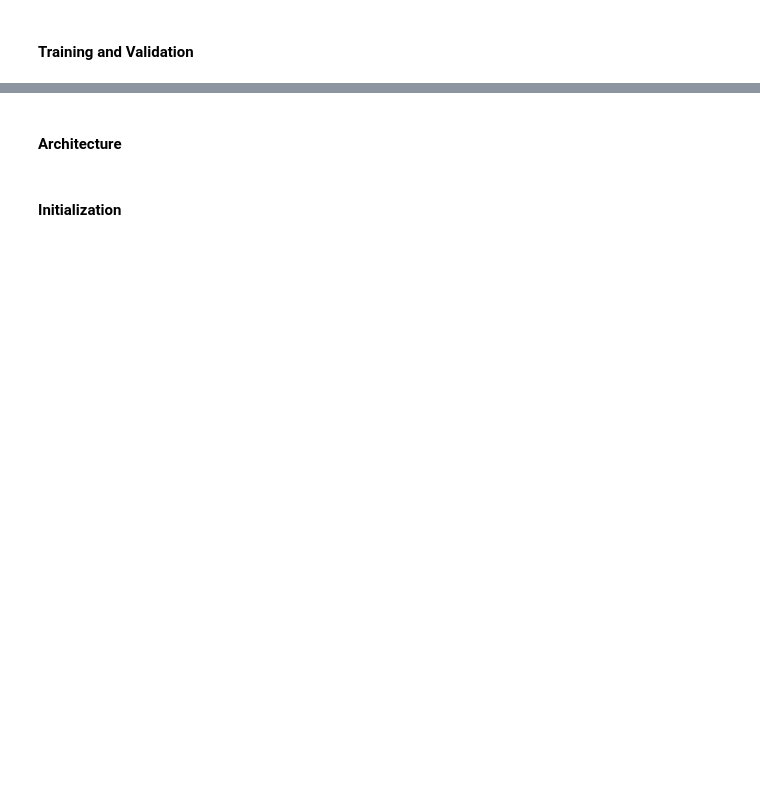
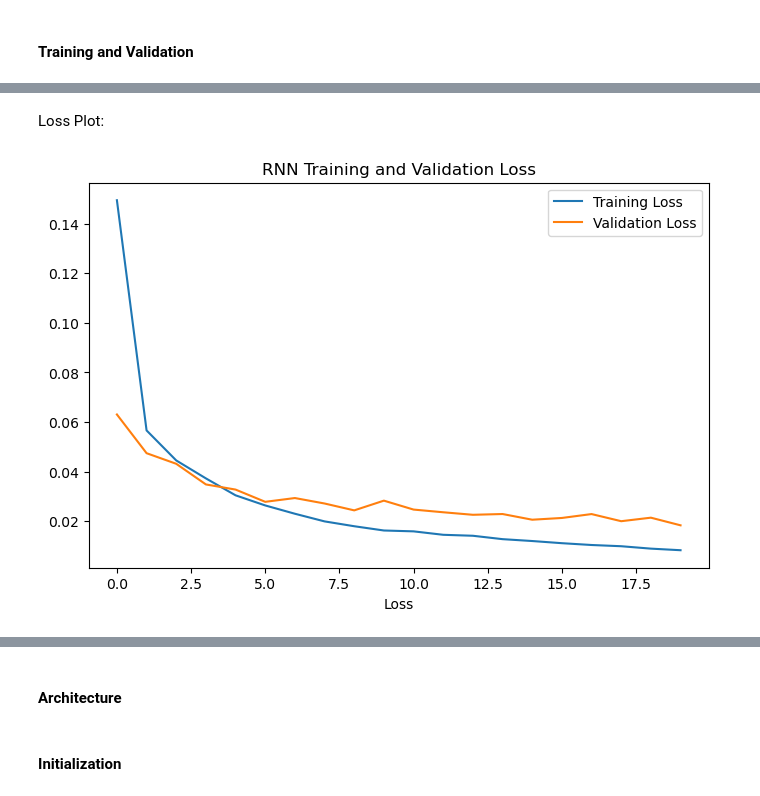
Before and after one commit to Joaomuianga/ML-team-collaboration, a Jupyter notebook: 3_TimeSeries/notebooks/Team11_TimeSeries_Notebook.ipynb, the cells around one changed output, grey strips where cells are left out. Drawn from its saved outputs; the diff is of its cells as text; code cells hidden in the pictures; blank space fills up the shorter version.

```diff
--- a/3_TimeSeries/notebooks/Team11_TimeSeries_Notebook.ipynb
+++ b/3_TimeSeries/notebooks/Team11_TimeSeries_Notebook.ipynb
@@ -565,2 +715,18 @@ It can be done using LabelEncoder() but, as there are only 3 classes, we can do
 # %% [markdown]
 #### Initialization
+# %%
+device = torch.device("cuda" if torch.cuda.is_available() else "cpu")
+print("Using device:", device)
+
+set_seed(42)  # Ensure reproducibility by setting all seeds
+model_rnn = RNNClassifier(
+    input_size=8,
+    hidden_size=64,
+    num_layers=1,
+    num_classes=3
+).to(device)
+
+criterion = nn.CrossEntropyLoss()
+optimizer = torch.optim.Adam(model_rnn.parameters(), lr=0.001)
+
+num_epochs = 20
@@ -567,2 +735,22 @@ It can be done using LabelEncoder() but, as there are only 3 classes, we can do
 # %% [markdown]
 #### Training and Validation
+# %%
+train_losses = []
+test_losses = []
+train_acc = []
+test_acc = []
+
+for epoch in range(num_epochs):
+    train_loss, train_accuracy = process_epoch(model_rnn, train_loader, criterion, optimizer, device)
+    test_loss, test_accuracy = process_epoch(model_rnn, test_loader, criterion, device=device)
+
+    train_losses.append(train_loss)
+    test_losses.append(test_loss)
+    train_acc.append(train_accuracy)
+    test_acc.append(test_accuracy)
+
+    print(
+        f"Epoch [{epoch+1}/{num_epochs}] "
+        f"Train Loss: {train_loss:.4f}, Train Acc: {train_accuracy:.4f} | "
+        f"Test Loss: {test_loss:.4f}, Test Acc: {test_accuracy:.4f}"
+    )
@@ -568,0 +778,13 @@ It can be done using LabelEncoder() but, as there are only 3 classes, we can do
+# %% [markdown]
+Loss Plot:
+# %%
+plt.figure(figsize=(8, 5))
+plt.plot(train_losses, label = "Training Loss")
+plt.plot(test_losses, label = "Validation Loss")
+plt.xlabel("Epoch")
+plt.xlabel("Loss")
+plt.title("RNN Training and Validation Loss")
+plt.legend()
+plt.show()
+# %% [output]
+[figure, added]
```
Also changed, not shown: parts of 50 cells of this notebook.
